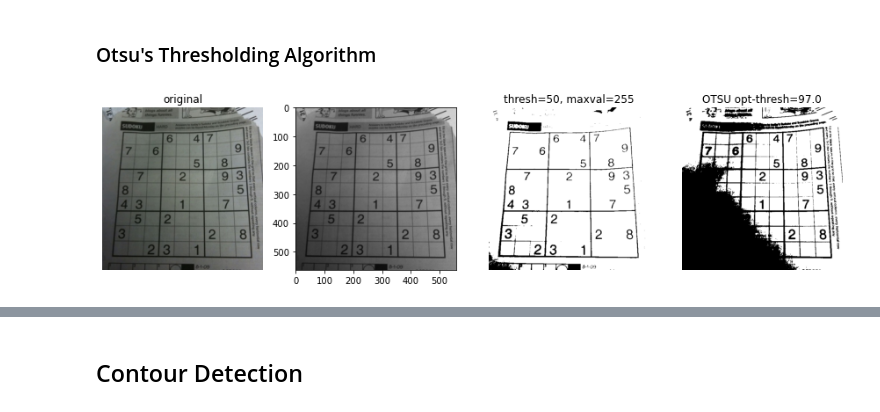
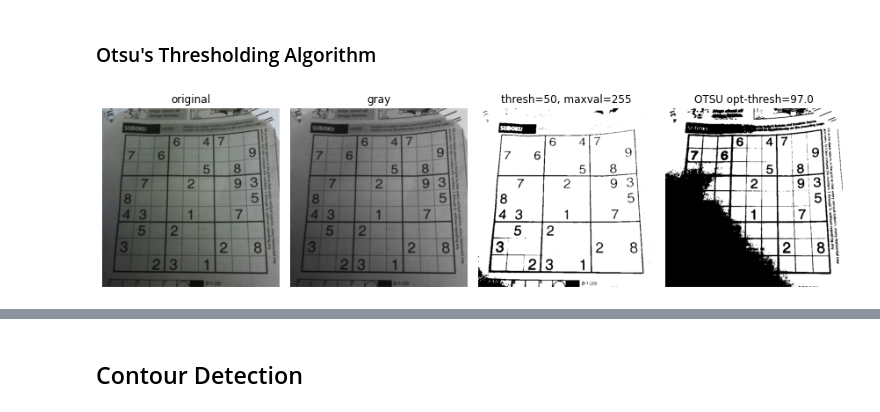
Before and after one commit to goke-ai/cv, a Jupyter notebook: essential/14.ipynb, the cells around one changed output, grey strips where cells are left out. Saved outputs shown, nothing was run; the diff lists cells and outputs as text; code cells hidden in the pictures.

```diff
--- a/essential/14.ipynb
+++ b/essential/14.ipynb
@@ -458,39 +460,40 @@ plt.imshow(img)
 plt.title('original')
 plt.axis('off')
 
+# gray to RGB
+thresh_img = cv.cvtColor(img_gray, cv.COLOR_GRAY2RGB)
+plt.subplot(142)
+plt.imshow(thresh_img)
+plt.title('gray')
+plt.axis('off')
+
 # BGR to RGB
-plt.subplot(142)
-# gray to BGR
-thresh_img = cv.cvtColor(img_gray, cv.COLOR_GRAY2BGR)
-plt.imshow(thresh_img)
-
-# threshold [50, 100, 150]
 thresh = 50
 maxval = 255
 ret, thresh_img = cv.threshold(img_gray, thresh, maxval, cv.THRESH_BINARY)
 # gray to BGR
 thresh_img = cv.cvtColor(thresh_img, cv.COLOR_GRAY2BGR)
 # BGR to RGB
 thresh_img = thresh_img[:, :, ::-1]
 plt.subplot(143)
 plt.imshow(thresh_img)
 plt.title(f'thresh={thresh}, maxval={maxval}')
 plt.axis('off')
 
 # otsu
 ret, thresh_img = cv.threshold(img_gray, 0, maxval, cv.THRESH_BINARY + cv.THRESH_OTSU)
 # gray to BGR
 thresh_img = cv.cvtColor(thresh_img, cv.COLOR_GRAY2BGR)
 # BGR to RGB
 thresh_img = thresh_img[:, :, ::-1]
 plt.subplot(144)
 plt.imshow(thresh_img)
 plt.title(f'OTSU opt-thresh={ret}')
 plt.axis('off')
 
 
 plt.tight_layout()
 
 plt.show()
 # %% [output]
-[figure, old version]
+[figure, new version]
```
Also changed, not shown: parts of 11 cells of this notebook.
